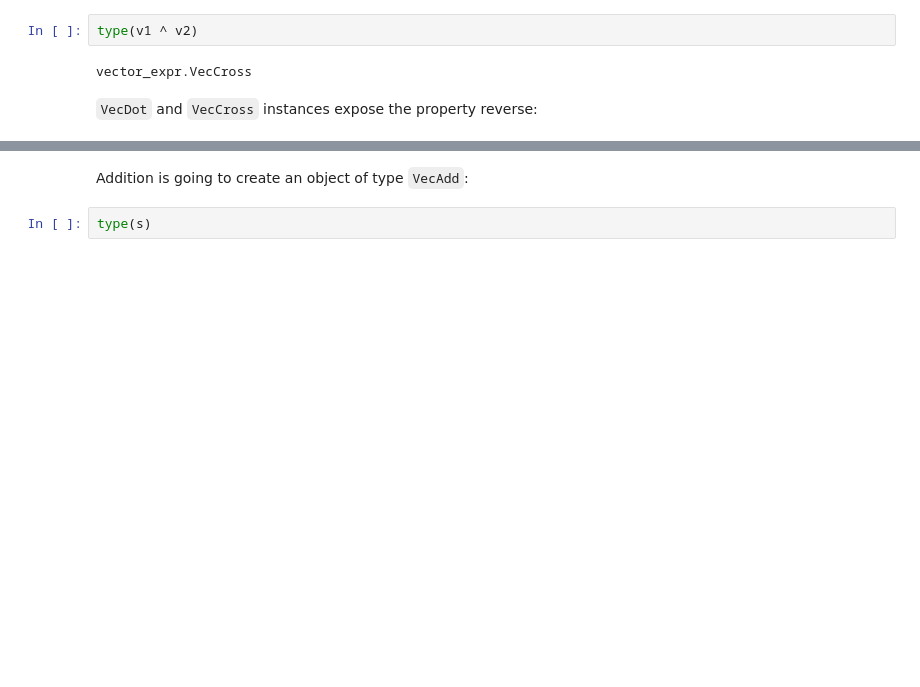
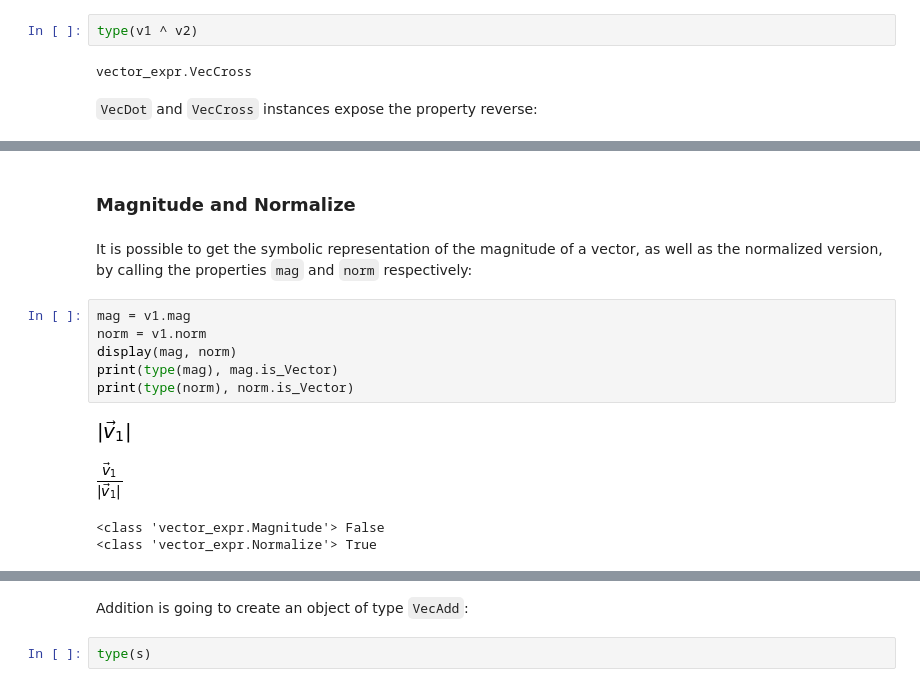
Before and after one commit to tomdunbar/sympy_vector_expressions, a Jupyter notebook: Tutorial_1_Basic.ipynb, the cells around one changed output, grey strips where cells are left out. Cells and saved outputs as stored; diff of their text form; blank space fills up the shorter version.

```diff
--- a/Tutorial_1_Basic.ipynb
+++ b/Tutorial_1_Basic.ipynb
@@ -73,0 +102,15 @@ To sum or subtract two or more vectors:
+# %% [markdown]
+### Magnitude and Normalize
+# %% [markdown]
+It is possible to get the symbolic representation of the magnitude of a vector, as well as the normalized version, by calling the properties `mag` and `norm` respectively:
+# %%
+mag = v1.mag
+norm = v1.norm
+display(mag, norm)
+print(type(mag), mag.is_Vector)
+print(type(norm), norm.is_Vector)
+# %% [output]
+[figure, added]
+[figure, added]
+<class 'vector_expr.Magnitude'> False
+<class 'vector_expr.Normalize'> True
```
Also changed, not shown: parts of 49 cells of this notebook, 12 other files.
